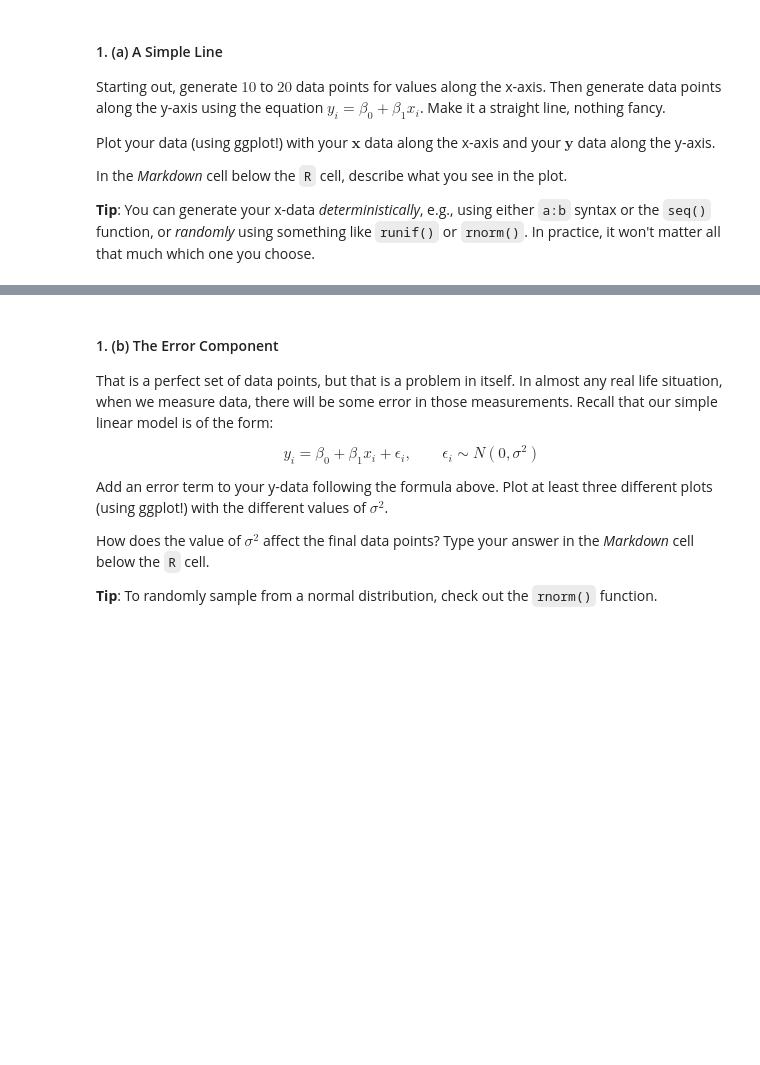
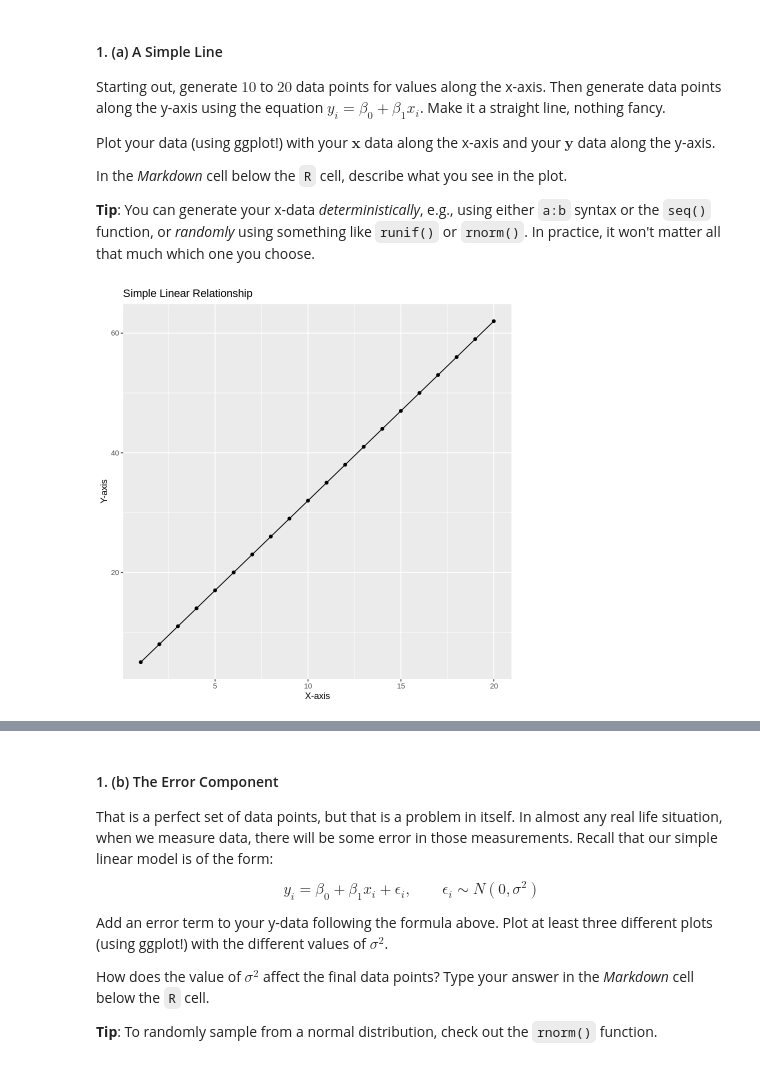
Before and after one commit to dennislamcv1/UniofColStatsModel, a Jupyter notebook: Modern Regression Analysis in R/C1M1_peer_reviewed.ipynb, the cells around one changed output, grey strips where cells are left out. Cells and saved outputs as stored; diff of their text form; code cells hidden in the pictures; blank space fills up the shorter version.

```diff
--- a/Modern Regression Analysis in R/C1M1_peer_reviewed.ipynb
+++ b/Modern Regression Analysis in R/C1M1_peer_reviewed.ipynb
@@ -44,0 +56,26 @@ In the *Markdown* cell below the `R` cell, describe what you see in the plot.
+# %%
+# Load necessary library
+library(ggplot2)
+
+# Generate x values
+x <- seq(1, 20, by = 1)
+
+# Parameters for the line
+beta_0 <- 2
+beta_1 <- 3
+
+# Generate y values using the line equation
+y <- beta_0 + beta_1 * x
+
+# Create a data frame
+data <- data.frame(x = x, y = y)
+
+# Plot the data
+ggplot(data, aes(x = x, y = y)) +
+  geom_point() +
+  geom_line() +
+  ggtitle("Simple Linear Relationship") +
+  xlab("X-axis") +
+  ylab("Y-axis")
+# %% [output]
+[figure, added]
```
Also changed, not shown: parts of 16 cells of this notebook, 8 other files.
